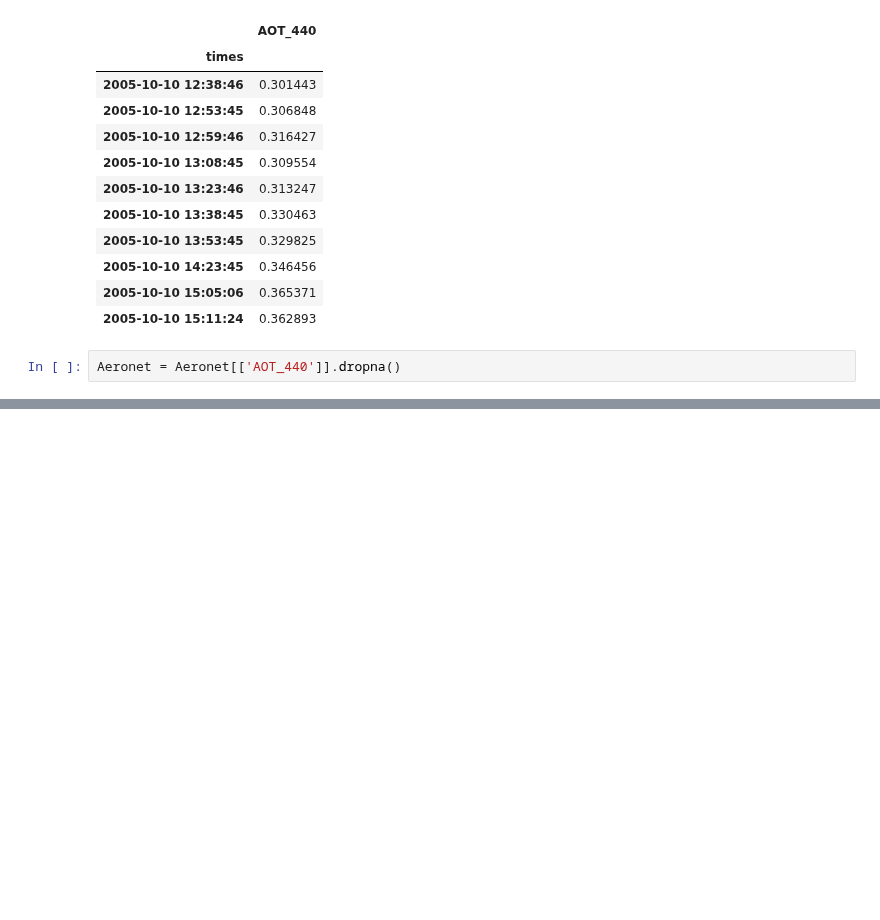
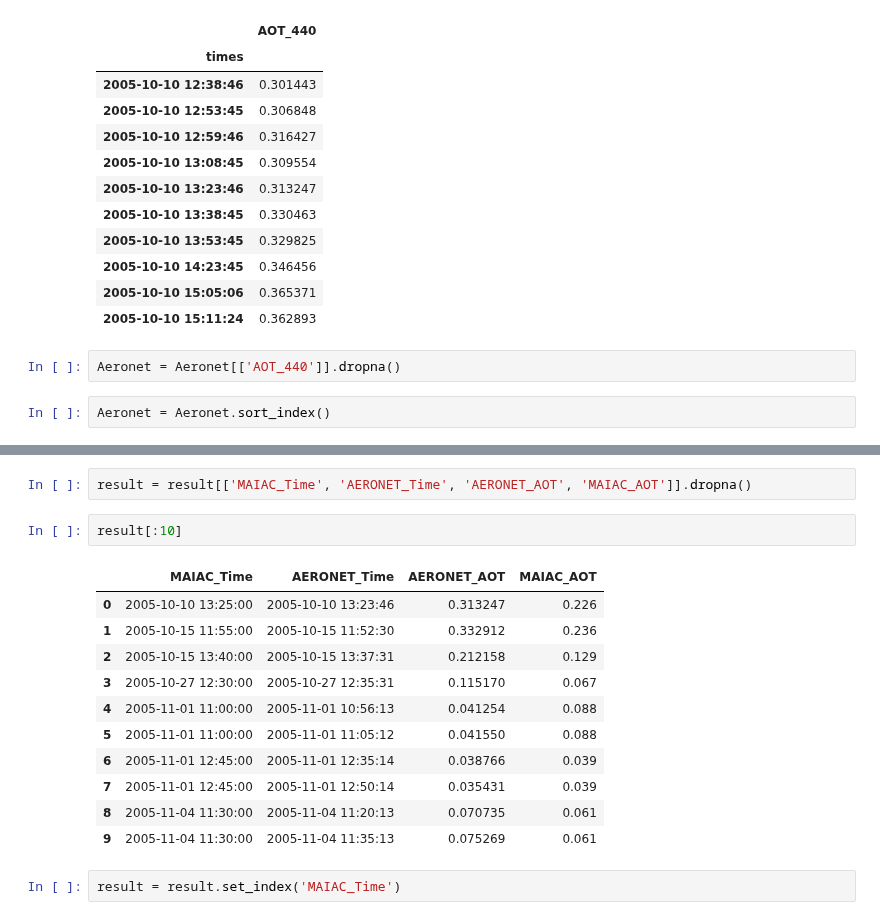
Before and after one commit to annalisasheehan/masters, a Jupyter notebook: AERONET_validation-just extracting data NO DASK.ipynb, the cells around one changed output, grey strips where cells are left out. Saved outputs shown, nothing was run; the diff lists cells and outputs as text; blank space fills up the shorter version.

```diff
--- a/AERONET_validation-just extracting data NO DASK.ipynb
+++ b/AERONET_validation-just extracting data NO DASK.ipynb
@@ -128,3 +130,5 @@ Aeronet[:10]
 | 2005-10-10 15:11:24 | 0.362893 |
 # %%
 Aeronet = Aeronet[['AOT_440']].dropna()
+# %%
+Aeronet = Aeronet.sort_index()
@@ -130,0 +141,18 @@ Aeronet = Aeronet[['AOT_440']].dropna()
+# %%
+result = result[['MAIAC_Time', 'AERONET_Time', 'AERONET_AOT', 'MAIAC_AOT']].dropna()
+# %%
+result[:10]
+# %% [output]
+|  | MAIAC_Time | AERONET_Time | AERONET_AOT | MAIAC_AOT |
+| 0 | 2005-10-10 13:25:00 | 2005-10-10 13:23:46 | 0.313247 | 0.226 |
+| 1 | 2005-10-15 11:55:00 | 2005-10-15 11:52:30 | 0.332912 | 0.236 |
+| 2 | 2005-10-15 13:40:00 | 2005-10-15 13:37:31 | 0.212158 | 0.129 |
+| 3 | 2005-10-27 12:30:00 | 2005-10-27 12:35:31 | 0.115170 | 0.067 |
+| 4 | 2005-11-01 11:00:00 | 2005-11-01 10:56:13 | 0.041254 | 0.088 |
+| 5 | 2005-11-01 11:00:00 | 2005-11-01 11:05:12 | 0.041550 | 0.088 |
+| 6 | 2005-11-01 12:45:00 | 2005-11-01 12:35:14 | 0.038766 | 0.039 |
+| 7 | 2005-11-01 12:45:00 | 2005-11-01 12:50:14 | 0.035431 | 0.039 |
+| 8 | 2005-11-04 11:30:00 | 2005-11-04 11:20:13 | 0.070735 | 0.061 |
+| 9 | 2005-11-04 11:30:00 | 2005-11-04 11:35:13 | 0.075269 | 0.061 |
+# %%
+result = result.set_index('MAIAC_Time')
```
Also changed, not shown: parts of 28 cells of this notebook.
